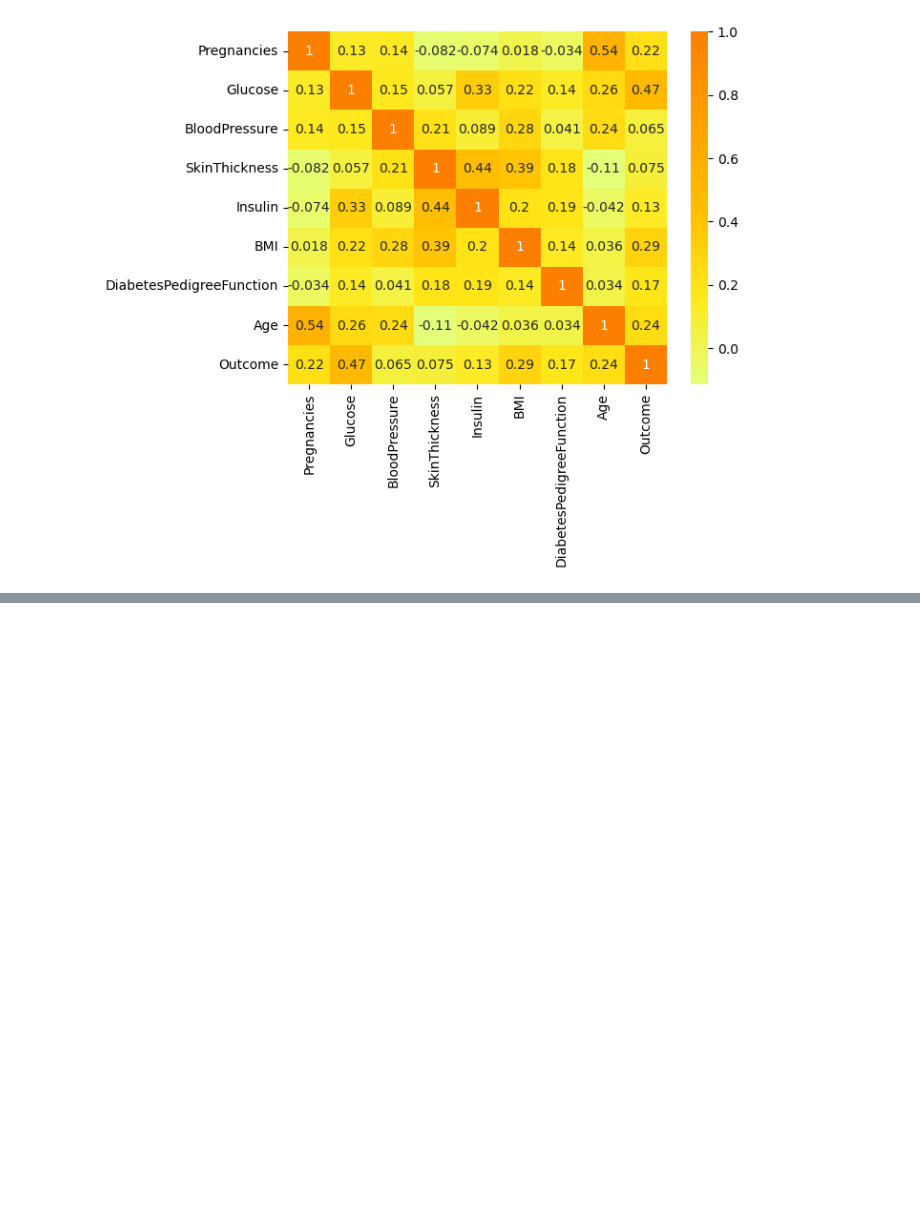
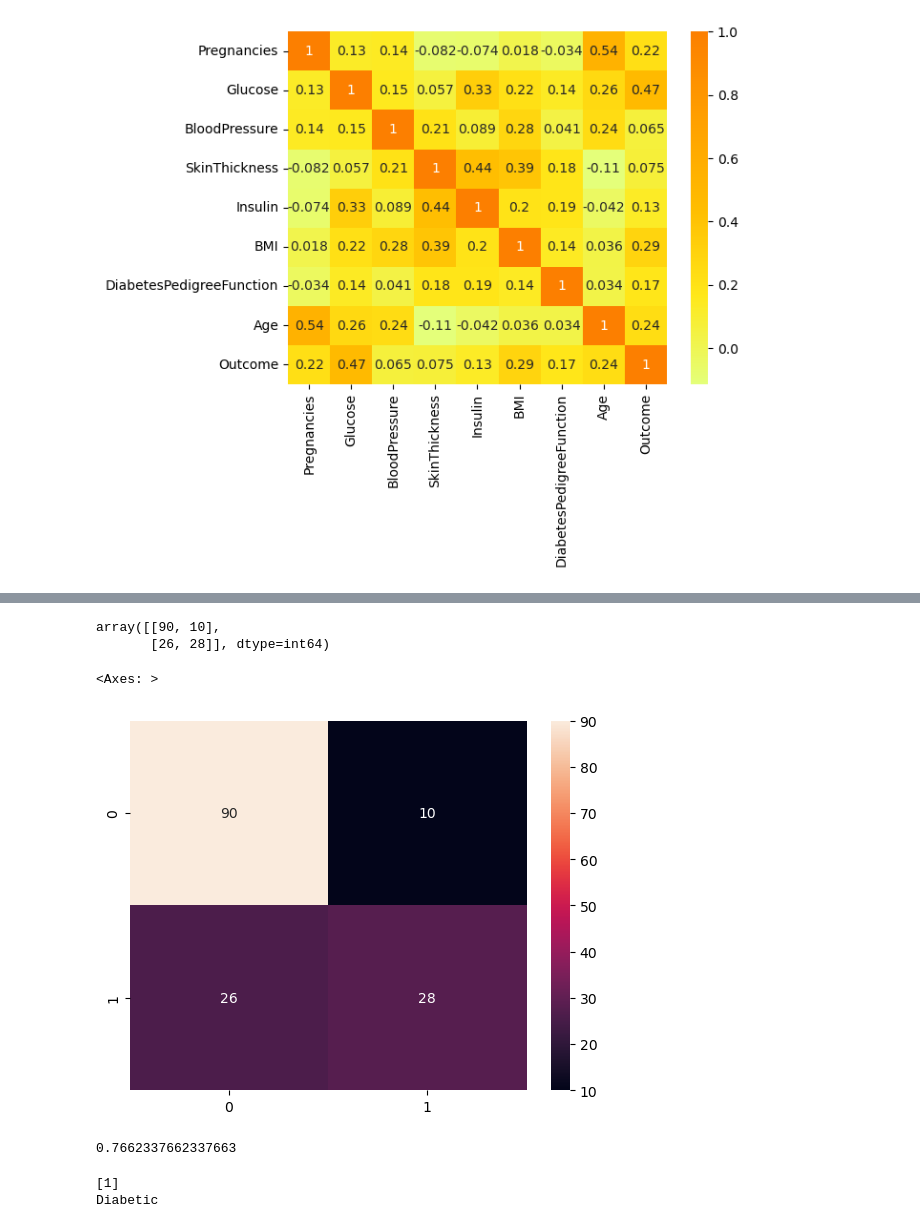
Before and after one commit to Shado2107/diabete_prediction, a Jupyter notebook: prediction.ipynb, the cells around one changed output, grey strips where cells are left out. Saved outputs shown, nothing was run; the diff lists cells and outputs as text; code cells hidden in the pictures; blank space fills up the shorter version.

```diff
--- a/prediction.ipynb
+++ b/prediction.ipynb
@@ -83,10 +131,14 @@ sns.heatmap(correlation, cmap='Wistia', annot=True)
+# %%
+# Logistic Regression
+y = df_new['Outcome']
+X = df_new.drop(columns='Outcome')
 # %%
-X = data.drop("Outcome", axis=1)
-Y = data["Outcome"]
-X_train, X_test, Y_train, Y_test = train_test_split(X,Y, test_size=0.2, random_state=6)
+# Splitting the data into training and testing data
+X_train, X_test, y_train, y_test = train_test_split(X, y, test_size=0.2, stratify=y ,random_state=2)
 # %%
 model = LogisticRegression()
-model.fit(X_train, Y_train)
+model.fit(X_train, y_train)
+y_pred = model.predict(X_test)
 # %% [output]
 STOP: TOTAL NO. of ITERATIONS REACHED LIMIT.
 
@@ -114,0 +161,31 @@ print(accuracy)
+# %%
+# Confusion Matrix
+from sklearn.metrics import confusion_matrix
+cm = confusion_matrix(y_test, y_pred)
+cm
+# %% [output]
+array([[90, 10],
+       [26, 28]], dtype=int64)
+# %%
+# Heatmap of Confusion Matrix
+sns.heatmap(pd.DataFrame(cm), annot=True)
+# %% [output]
+<Axes: >
+[figure, added]
+# %%
+# Accuracy Score
+accuracy = accuracy_score(y_test, y_pred)
+accuracy
+# %% [output]
+0.7662337662337663
+# %%
+y_pred_train = model.predict([[6,148,72,35,0,33.6,0.627,50]])
+print(y_pred_train)
+
+if y_pred_train == 0:
+    print("Not Diabetic")
+else:
+    print("Diabetic")
+# %% [output]
+[1]
+Diabetic
```
Also changed, not shown: parts of 15 cells of this notebook.
